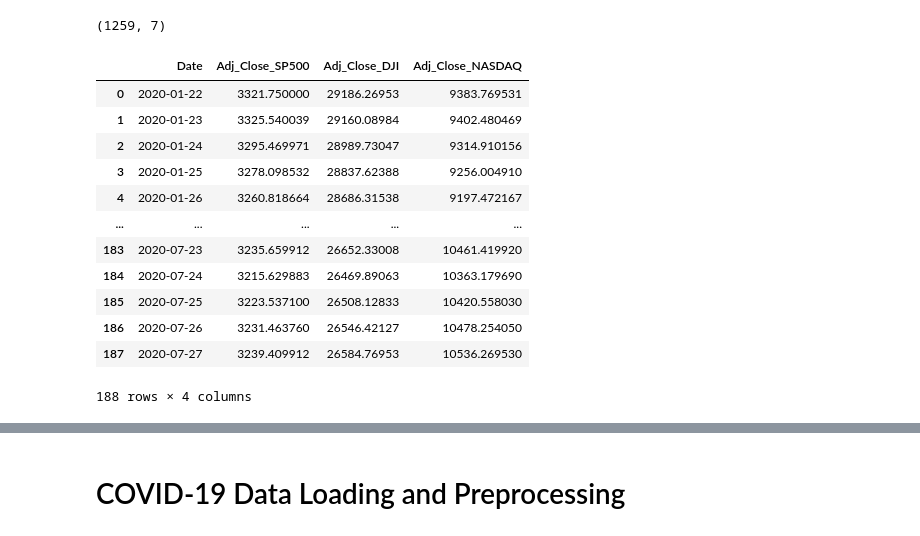
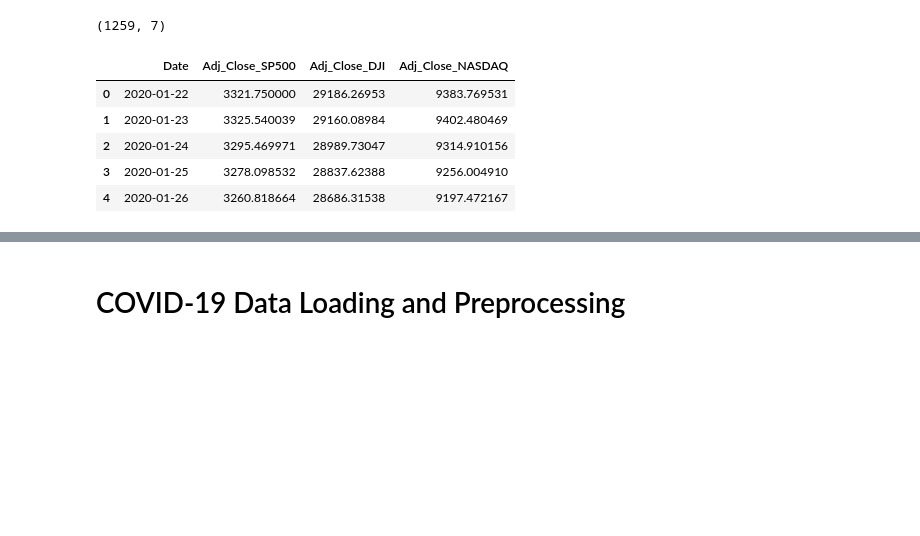
Before and after one commit to gandhimonil9823/Covid_Stock_Analysis, a Jupyter notebook: Covid_Stock.ipynb, the cells around one changed output, grey strips where cells are left out. Saved outputs shown, nothing was run; the diff lists cells and outputs as text; code cells hidden in the pictures; blank space fills up the shorter version.

```diff
--- a/Covid_Stock.ipynb
+++ b/Covid_Stock.ipynb
@@ -66,20 +98,12 @@ df_stock_data.head()
 df_stock_data.shape
 # %% [output]
 (1259, 7)
-# %%
-df_with_missing = pd.read_csv("/content/drive/Shared drives/Stock_Covid_Data/stock_data/stock_closing_prices_188.csv")
-df_with_missing
-# %% [output]
-|  | Date | Adj_Close_SP500 | Adj_Close_DJI | Adj_Close_NASDAQ |
-| 0 | 2020-01-22 | 3321.750000 | 29186.26953 | 9383.769531 |
-| 1 | 2020-01-23 | 3325.540039 | 29160.08984 | 9402.480469 |
-| 2 | 2020-01-24 | 3295.469971 | 28989.73047 | 9314.910156 |
-| 3 | 2020-01-25 | 3278.098532 | 28837.62388 | 9256.004910 |
-| 4 | 2020-01-26 | 3260.818664 | 28686.31538 | 9197.472167 |
-| ... | ... | ... | ... | ... |
-| 183 | 2020-07-23 | 3235.659912 | 26652.33008 | 10461.419920 |
-| 184 | 2020-07-24 | 3215.629883 | 26469.89063 | 10363.179690 |
-| 185 | 2020-07-25 | 3223.537100 | 26508.12833 | 10420.558030 |
-| 186 | 2020-07-26 | 3231.463760 | 26546.42127 | 10478.254050 |
-| 187 | 2020-07-27 | 3239.409912 | 26584.76953 | 10536.269530 |
-188 rows × 4 columns
+# %%
+df_with_missing.head()
+# %% [output]
+|  | Date | Adj_Close_SP500 | Adj_Close_DJI | Adj_Close_NASDAQ |
+| 0 | 2020-01-22 | 3321.750000 | 29186.26953 | 9383.769531 |
+| 1 | 2020-01-23 | 3325.540039 | 29160.08984 | 9402.480469 |
+| 2 | 2020-01-24 | 3295.469971 | 28989.73047 | 9314.910156 |
+| 3 | 2020-01-25 | 3278.098532 | 28837.62388 | 9256.004910 |
+| 4 | 2020-01-26 | 3260.818664 | 28686.31538 | 9197.472167 |
```
Also changed, not shown: parts of 14 cells of this notebook.
